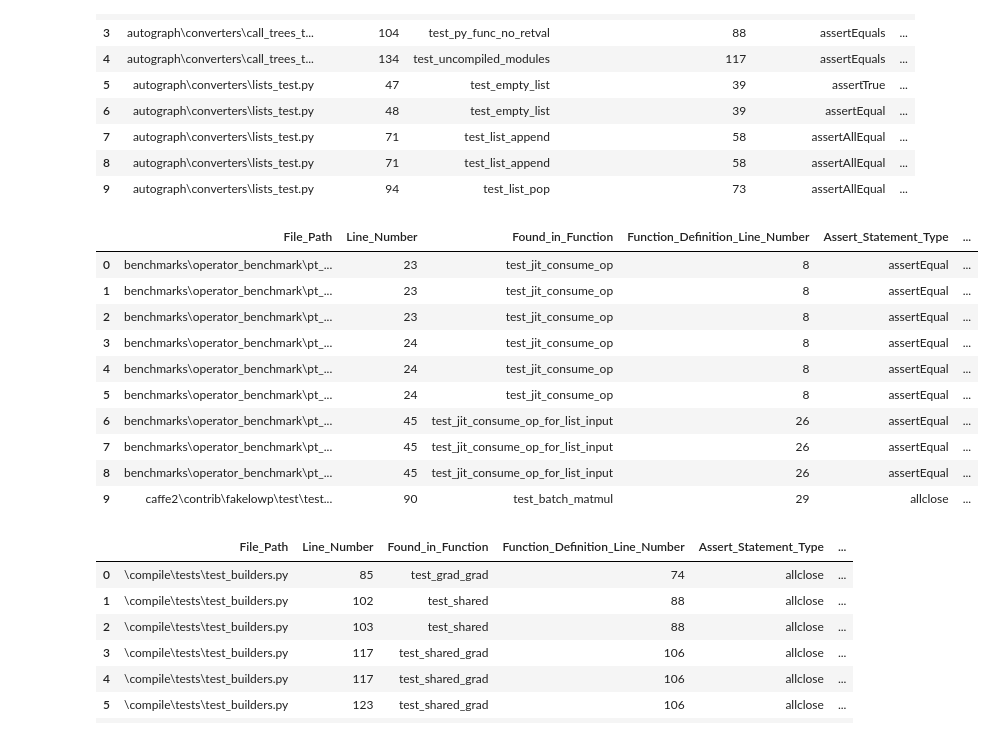
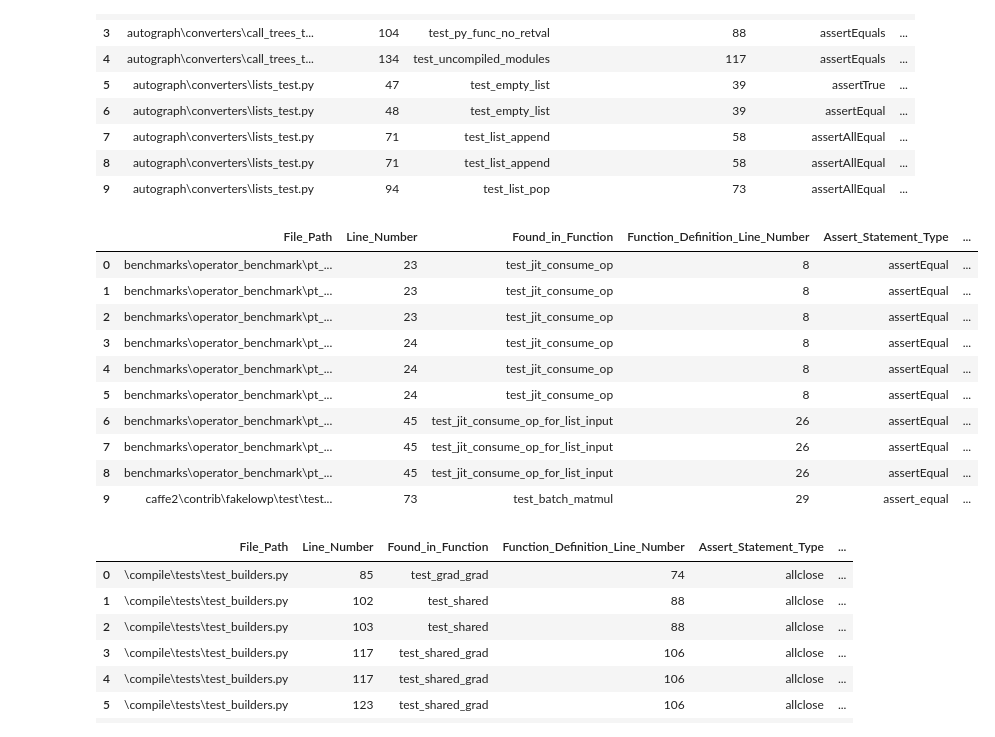
Before and after one commit to AlexanderProchnow/DLL_Testing_Tool, a Jupyter notebook: Code/1_Test_Case_Extraction_and_Analysis/2_Data_evaluation.ipynb, the cells around one changed output. Saved outputs shown, nothing was run; the diff lists cells and outputs as text; code cells hidden in the pictures.

```diff
--- a/Code/1_Test_Case_Extraction_and_Analysis/2_Data_evaluation.ipynb
+++ b/Code/1_Test_Case_Extraction_and_Analysis/2_Data_evaluation.ipynb
@@ -73,20 +77,21 @@ df_tensorflow_1_12_0.head(10)
 | 9 | autograph\converters\lists_test.py | 94 | test_list_pop | 73 | assertAllEqual | ... |
 # %%
 # import pytorch data and preview
-df_pytorch = pd.read_csv('extracted_data/pytorch_data.csv')
+df_pytorch = pd.read_csv('extracted_data/pytorch_1.9.0_data.csv')
+#df_pytorch = pd.read_csv('extracted_data/pytorch_data.csv')
 df_pytorch.head(10)
 # %% [output]
 |  | File_Path | Line_Number | Found_in_Function | Function_Definition_Line_Number | Assert_Statement_Type | ... |
 | 0 | benchmarks\operator_benchmark\pt_... | 23 | test_jit_consume_op | 8 | assertEqual | ... |
 | 1 | benchmarks\operator_benchmark\pt_... | 23 | test_jit_consume_op | 8 | assertEqual | ... |
 | 2 | benchmarks\operator_benchmark\pt_... | 23 | test_jit_consume_op | 8 | assertEqual | ... |
 | 3 | benchmarks\operator_benchmark\pt_... | 24 | test_jit_consume_op | 8 | assertEqual | ... |
 | 4 | benchmarks\operator_benchmark\pt_... | 24 | test_jit_consume_op | 8 | assertEqual | ... |
 | 5 | benchmarks\operator_benchmark\pt_... | 24 | test_jit_consume_op | 8 | assertEqual | ... |
 | 6 | benchmarks\operator_benchmark\pt_... | 45 | test_jit_consume_op_for_list_input | 26 | assertEqual | ... |
 | 7 | benchmarks\operator_benchmark\pt_... | 45 | test_jit_consume_op_for_list_input | 26 | assertEqual | ... |
 | 8 | benchmarks\operator_benchmark\pt_... | 45 | test_jit_consume_op_for_list_input | 26 | assertEqual | ... |
-| 9 | caffe2\contrib\fakelowp\test\test... | 90 | test_batch_matmul | 29 | allclose | ... |
+| 9 | caffe2\contrib\fakelowp\test\test... | 73 | test_batch_matmul | 29 | assert_equal | ... |
 # %%
 # import theano data and preview
 df_theano = pd.read_csv('extracted_data/theano_data.csv')
```
Also changed, not shown: parts of 9 cells of this notebook, 21 other files.
